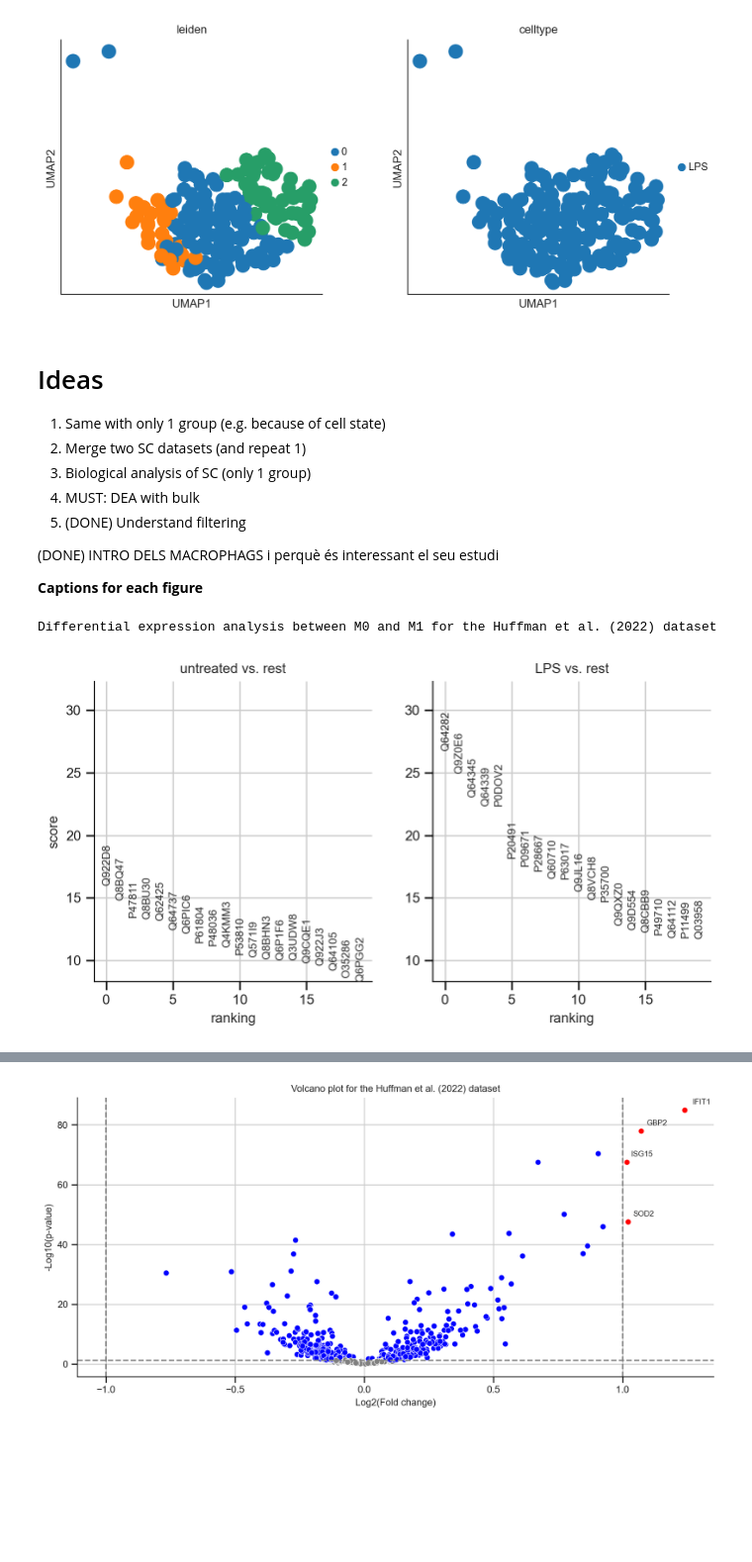
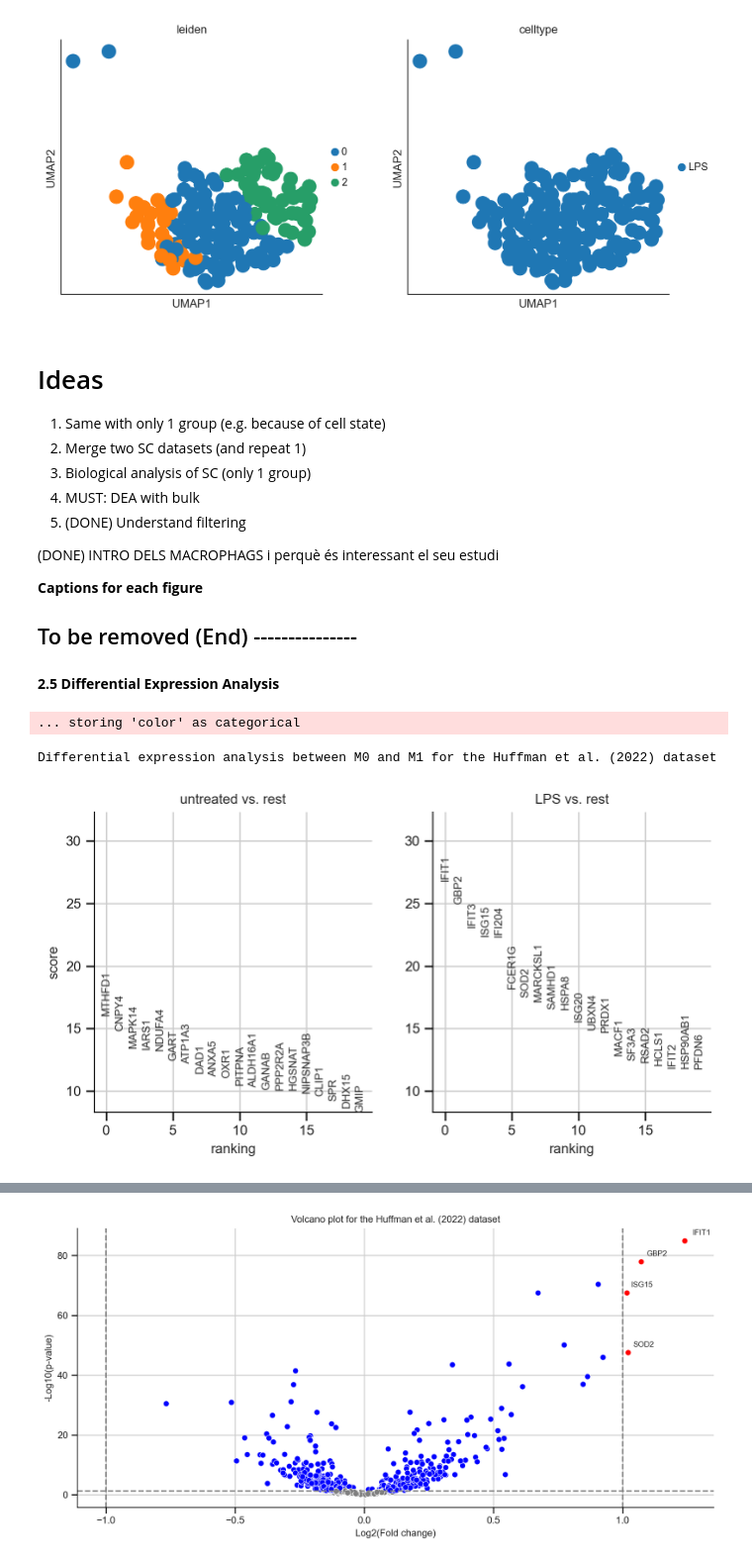
Before and after one commit to powwowath/pyMSpro, a Jupyter notebook: 00_workflow_META-ANALYSIS.ipynb, the cells around one changed output, grey strips where cells are left out. Shown at 99% size. Saved outputs shown, nothing was run; the diff lists cells and outputs as text; code cells hidden in the pictures; blank space fills up the shorter version.

```diff
--- a/00_workflow_META-ANALYSIS.ipynb
+++ b/00_workflow_META-ANALYSIS.ipynb
@@ -1266,14 +1302,22 @@ sc.pl.umap(df_huffman_adata_M1, color=['leiden', 'celltype'])
 (DONE) INTRO DELS MACROPHAGS i perquè és interessant el seu estudi
 
 **Captions for each figure**
+
+
+## To be removed (End) ---------------
+# %% [markdown]
+**2.5 Differential Expression Analysis**
 # %%
-# DEA between M0 and M1 for df_huffman_adata
+df_huffman_adata_gene = df_huffman_adata.copy()
+df_huffman_adata_gene.var.index = df_huffman_adata_gene.var["Gene"]
+
 print("Differential expression analysis between M0 and M1 for the Huffman et al. (2022) dataset")
-sc.tl.rank_genes_groups(df_huffman_adata, groupby="celltype", groups=["untreated", "LPS"], method="t-test")
-sc.pl.rank_genes_groups(df_huffman_adata, n_genes=20)
+sc.tl.rank_genes_groups(df_huffman_adata_gene, groupby="celltype", groups=["untreated", "LPS"], method="t-test")
+sc.pl.rank_genes_groups(df_huffman_adata_gene, n_genes=20)
 # %% [output]
-Differential expression analysis between M0 and M1 for the Huffman et al. (2022) dataset
+... storing 'color' as categorical
+Differential expression analysis between M0 and M1 for the Huffman et al. (2022) dataset
-[figure, old version]
+[figure, new version]
 # %%
 
 
```
Also changed, not shown: parts of 18 cells of this notebook.
